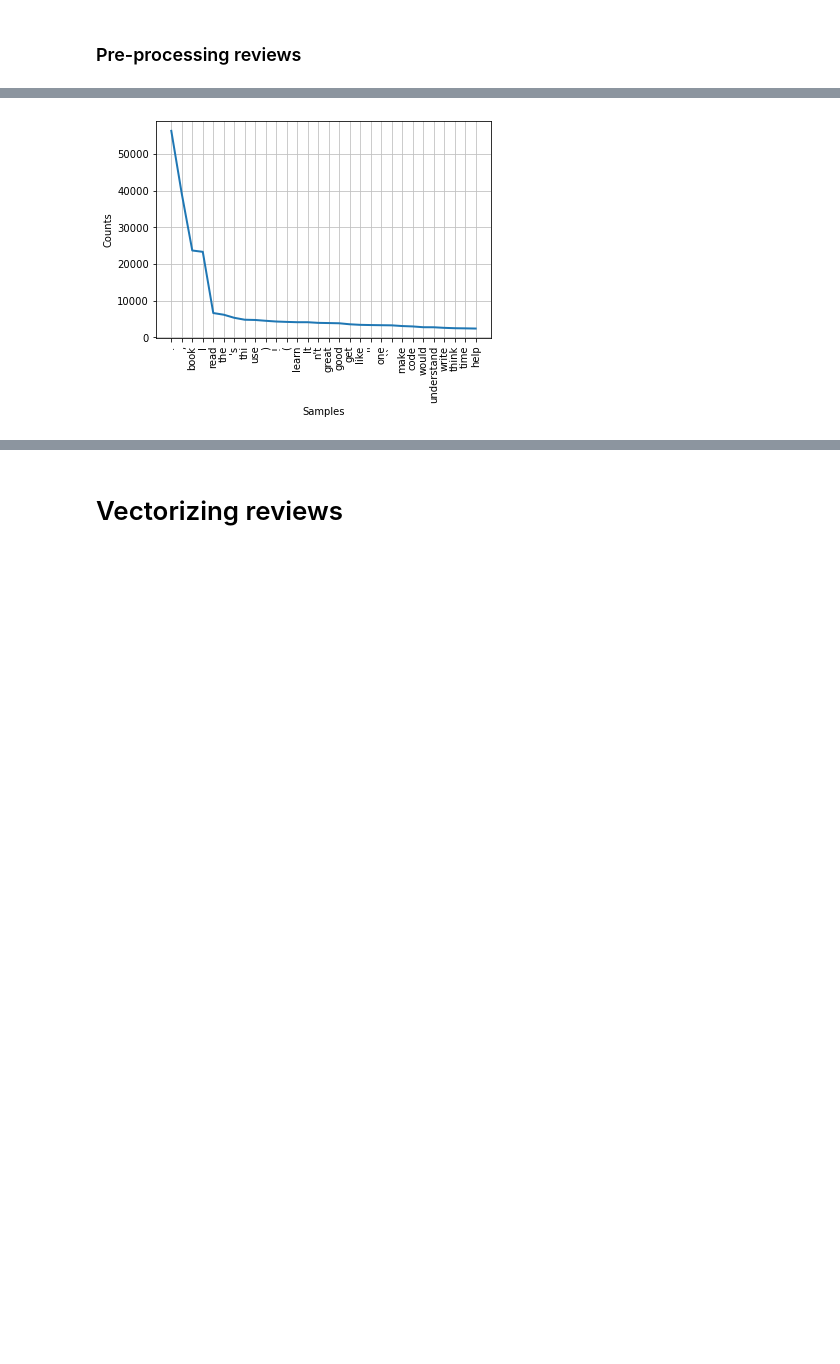
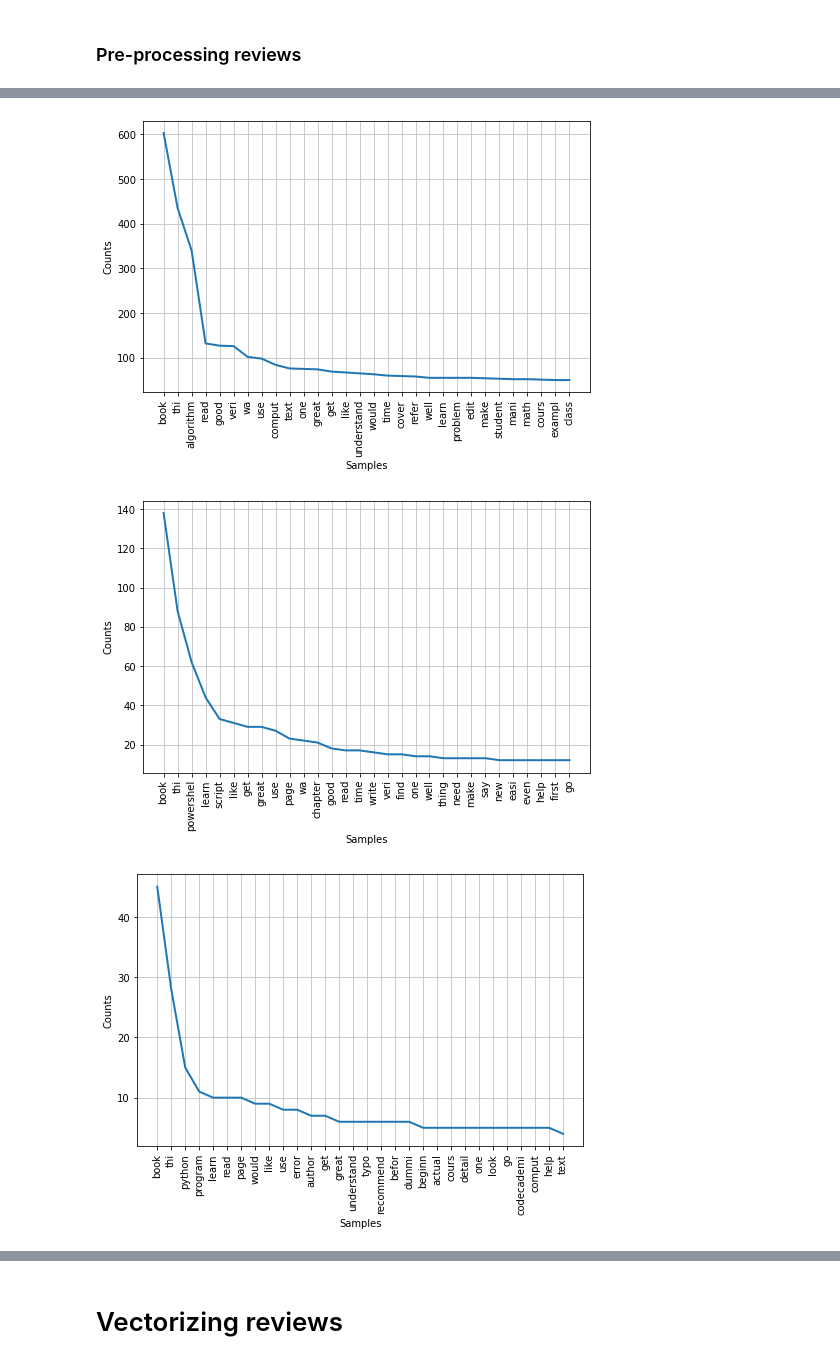
Before and after one commit to JGomez89/Project3-textmining-linearregression, a Jupyter notebook: Technique_1&2.ipynb, the cells around one changed output, grey strips where cells are left out. Cells and saved outputs as stored; diff of their text form; code cells hidden in the pictures; blank space fills up the shorter version.

```diff
--- a/Technique_1&2.ipynb
+++ b/Technique_1&2.ipynb
@@ -54,11 +69,9 @@ df
 # %%
 #Create function to filter a review
 
-text = 'This is a sample sentence, showing off the stop words filtration.'
-
 stop_words = set(stopwords.words('english'))
 def filter_text(text):
-    word_tokens = word_tokenize(text)
+    word_tokens = text
     filtered_text = [w for w in word_tokens if not w in stop_words]
     filtered_text = []
     for w in word_tokens:
@@ -66,6 +79,6 @@ def filter_text(text):
             filtered_text.append(w)
     return filtered_text
 
-filtered_text = filter_text(text)
+filtered_text = filter_text(rempunk_text)
 print(filtered_text)
 # %% [output]
@@ -103,7 +116,7 @@ print(lemmatized_words)
 
 df['review processed'] = np.nan
 for i in range(df.shape[0]):
-    df['review processed'][i] = lemmatize_text(stem_text(filter_text(df['review text'][i])))
+    df['review processed'][i] = lemmatize_text(filter_text(stem_text(punk_remove(df['review text'][i]))))
 
 df
 # %% [output]
@@ -129,25 +142,30 @@ See the caveats in the documentation: https://pandas.pydata.org/pandas-docs/stab
 | 15907 | Reviews/100_1840788119.csv | 100.0 | NaN | R3N05XRTHXF6O4 | only use it for what you need | susan culbertson | https://www.amazon.com/gp/profile... | ... |
 15908 rows × 18 columns
 # %%
-review = df['review processed'].copy()
-rating = df['review rating'].copy()
 
-# numStars = 5
-# review = review[rating==numStars]
-# rating = rating[rating==numStars]
+for rank in range(90,100+1):
+    review = df['review processed'].copy()
+    ranking = df['ranking'].copy()
 
-# review = review.reset_index(drop='True')
-# rating = rating.reset_index(drop='True')
+    review = review[ranking==rank]
+    ranking = ranking[ranking==rank]
+
+    review = review.reset_index(drop='True')
+    ranking = ranking.reset_index(drop='True')
 
 
-entire_wordset=[]
-for i in range(review.shape[0]):
-    entire_wordset += review[i]
+    entire_wordset=[]
+    for i in range(review.shape[0]):
+        entire_wordset += review[i]
 
-fdist = FreqDist(entire_wordset)
+    fdist = FreqDist(entire_wordset)
 
-# Frequency Distribution Plot of the top 30 most used words
-fdist.plot(30,cumulative=False)
+    # Frequency Distribution Plot of the top 30 most used words
+    plt.figure(figsize=(8,5))
+    fdist.plot(30,cumulative=False)
+
 plt.show()
 # %% [output]
-[figure, old version]
+[figure, new version]
+[figure, added]
+[figure, added]
```
Also changed, not shown: parts of 7 cells of this notebook.
